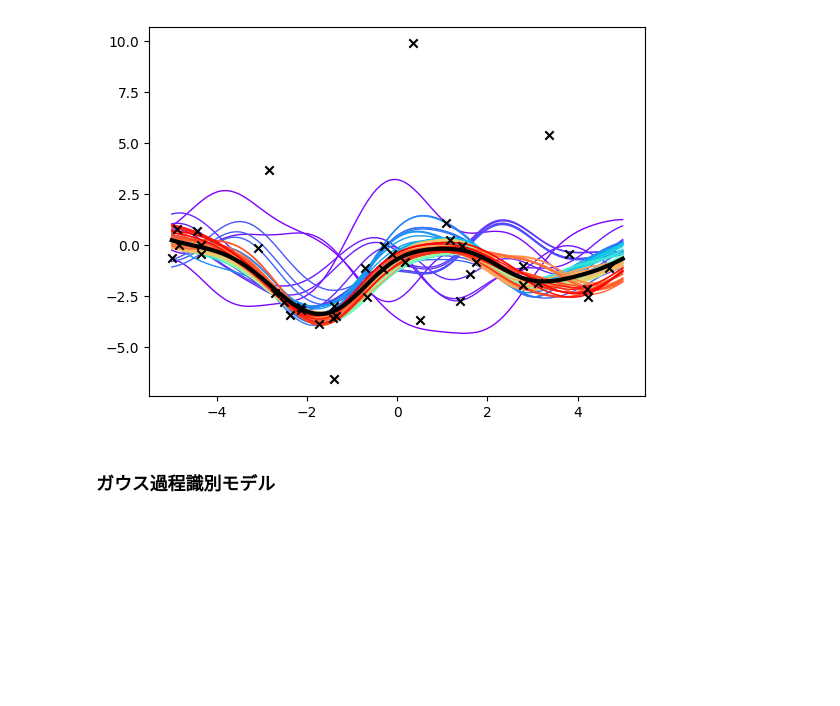
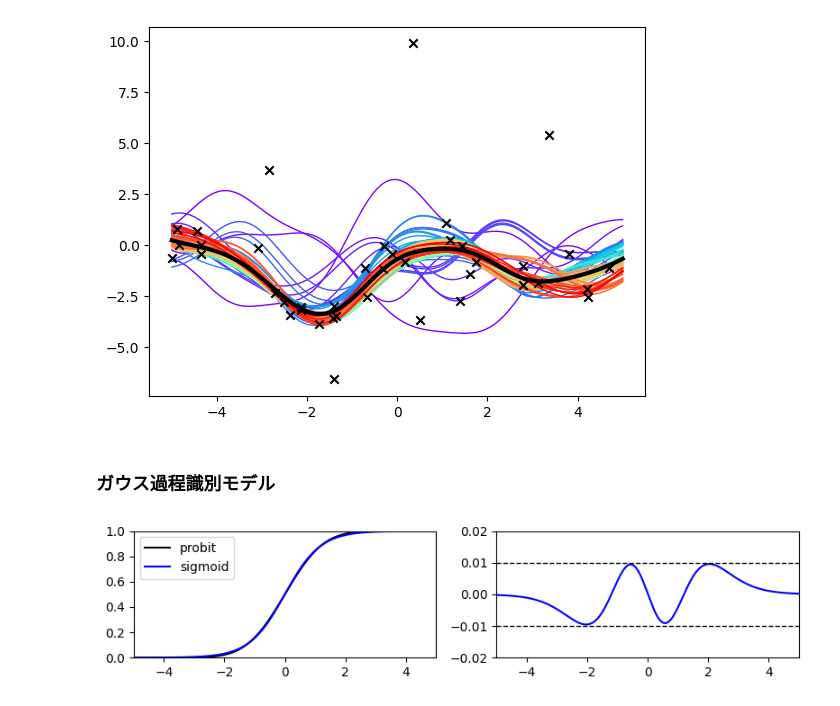
Before and after one commit to skmyng/gpr, a Jupyter notebook: chap3_6.ipynb, the cells around one changed output. Saved outputs shown, nothing was run; the diff lists cells and outputs as text; code cells hidden in the pictures; blank space fills up the shorter version.

```diff
--- a/chap3_6.ipynb
+++ b/chap3_6.ipynb
@@ -186,3 +190,30 @@ gpr_cauchy.plot_gpr_mcmc()
 [figure]
 # %% [markdown]
 ### ガウス過程識別モデル
+# %%
+# プロビット関数とシグモイド関数
+def gaussian(x: np.ndarray) -> np.ndarray:
+    return 1/np.sqrt(2*np.pi)*np.exp(-x**2/2)
+
+n_points = 200000
+x_min = -100
+x_max = 100
+xx = np.linspace(x_min, x_max, n_points)
+yy_probit = np.cumsum(gaussian(xx)/n_points*(x_max-x_min))
+yy_sigmoid = 1/(1 + np.exp(-1.7*xx))
+
+fig, ax = plt.subplots(1,2, figsize=(8,2))
+ax[0].plot(xx, yy_probit, color="black", label="probit")
+ax[0].plot(xx, yy_sigmoid, color="blue", label="sigmoid")
+ax[1].plot(xx, yy_probit-yy_sigmoid, color="blue")
+ax[1].plot([-5,5], [0.01,0.01], "--",color="black", linewidth=1)
+ax[1].plot([-5,5], [-0.01,-0.01], "--",color="black", linewidth=1)
+# ax[1].plot([-5,5], [0,0], "--",color="black", linewidth=1)
+ax[0].set_xlim(-5,5)
+ax[0].set_ylim(0,1)
+ax[0].legend()
+ax[1].set_xlim(-5,5)
+ax[1].set_ylim(-0.02,0.02)
+fig.tight_layout()
+# %% [output]
+[figure, added]
```
Also changed, not shown: parts of 2 cells of this notebook, 1 other file.
